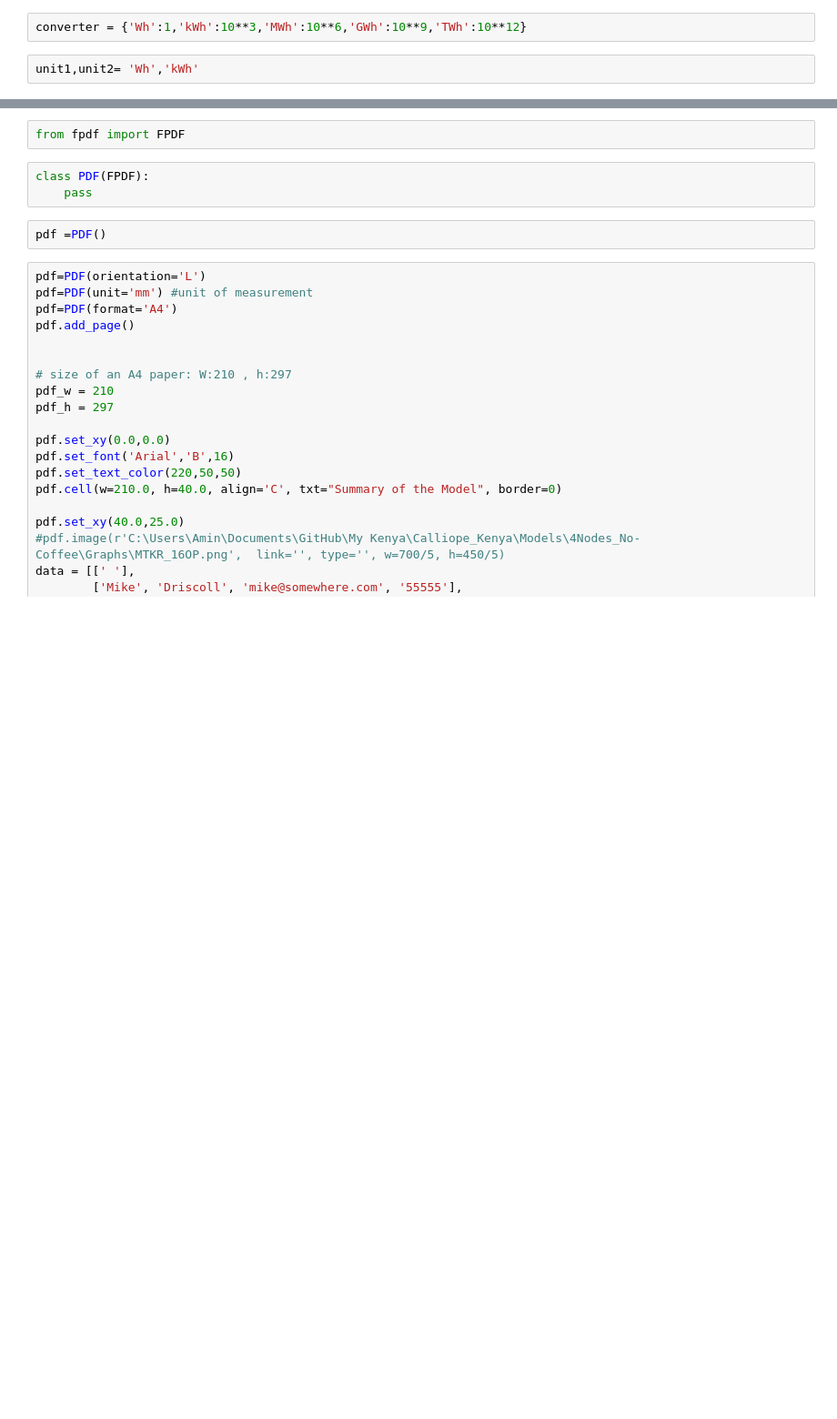
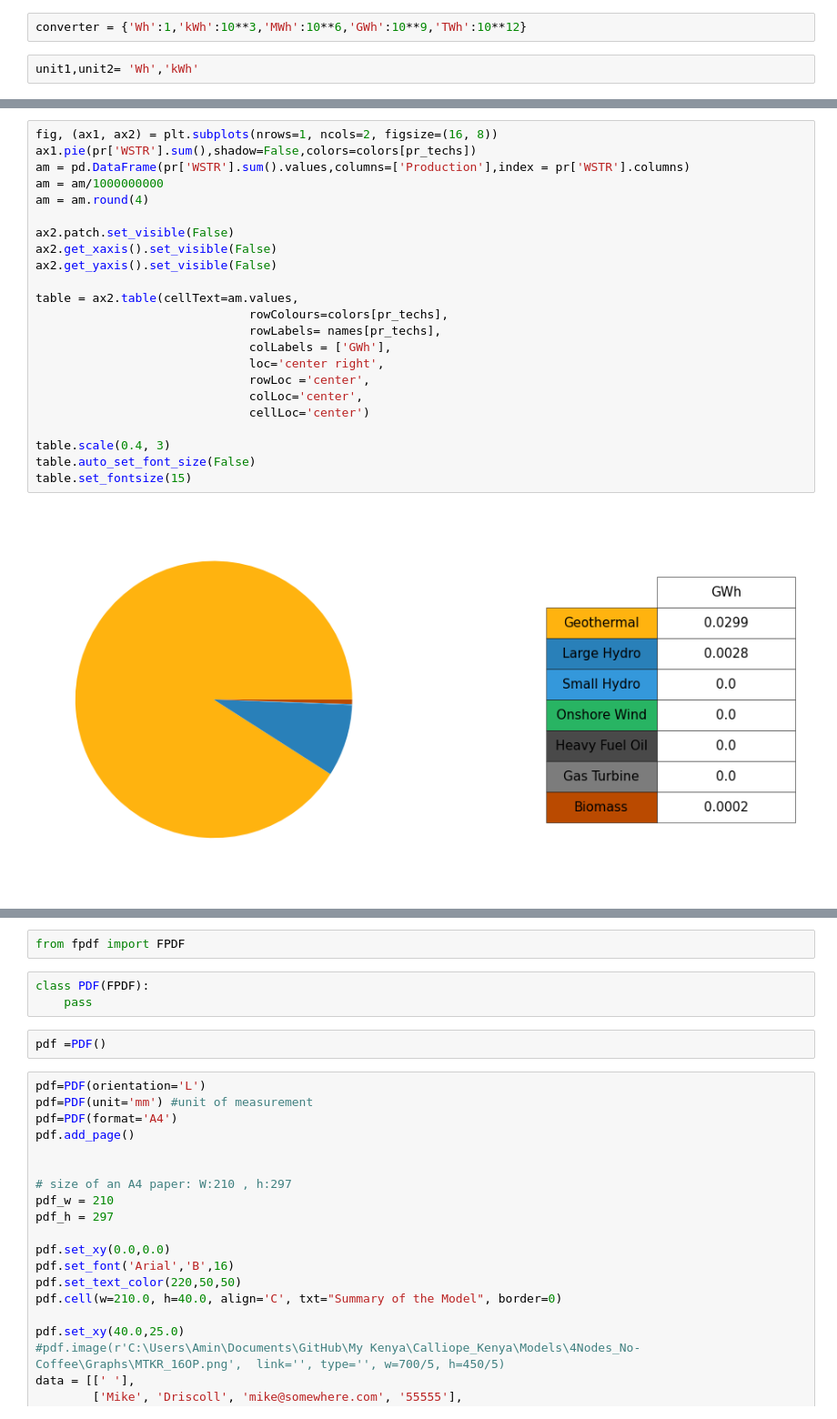
Before and after one commit to FEEM-Africa-REP/CIVICS, a Jupyter notebook: Calliope_Kenya/Models/4Nodes_No-Coffee/Kenya_2015_ICE_NB.ipynb, the cells around one changed output, grey strips where cells are left out. Shown: that part at 91% size. Cells and saved outputs as stored; diff of their text form; blank space fills up the shorter version.

```diff
--- a/Calliope_Kenya/Models/4Nodes_No-Coffee/Kenya_2015_ICE_NB.ipynb
+++ b/Calliope_Kenya/Models/4Nodes_No-Coffee/Kenya_2015_ICE_NB.ipynb
@@ -220,3 +290,28 @@ axs[1].tick_params(axis='x', rotation=70)
+# %%
+fig, (ax1, ax2) = plt.subplots(nrows=1, ncols=2, figsize=(16, 8))
+ax1.pie(pr['WSTR'].sum(),shadow=False,colors=colors[pr_techs])
+am = pd.DataFrame(pr['WSTR'].sum().values,columns=['Production'],index = pr['WSTR'].columns)
+am = am/1000000000
+am = am.round(4)
+
+ax2.patch.set_visible(False)
+ax2.get_xaxis().set_visible(False)
+ax2.get_yaxis().set_visible(False)
+
+table = ax2.table(cellText=am.values,
+                              rowColours=colors[pr_techs],
+                              rowLabels= names[pr_techs],
+                              colLabels = ['GWh'],
+                              loc='center right',
+                              rowLoc ='center',
+                              colLoc='center',
+                              cellLoc='center')
+
+table.scale(0.4, 3)
+table.auto_set_font_size(False)
+table.set_fontsize(15)
+# %% [output]
+[figure, added]
 # %%
 plt.figure(figsize=(8,8))
 
```
Also changed, not shown: parts of 16 cells of this notebook, 6 other files.
